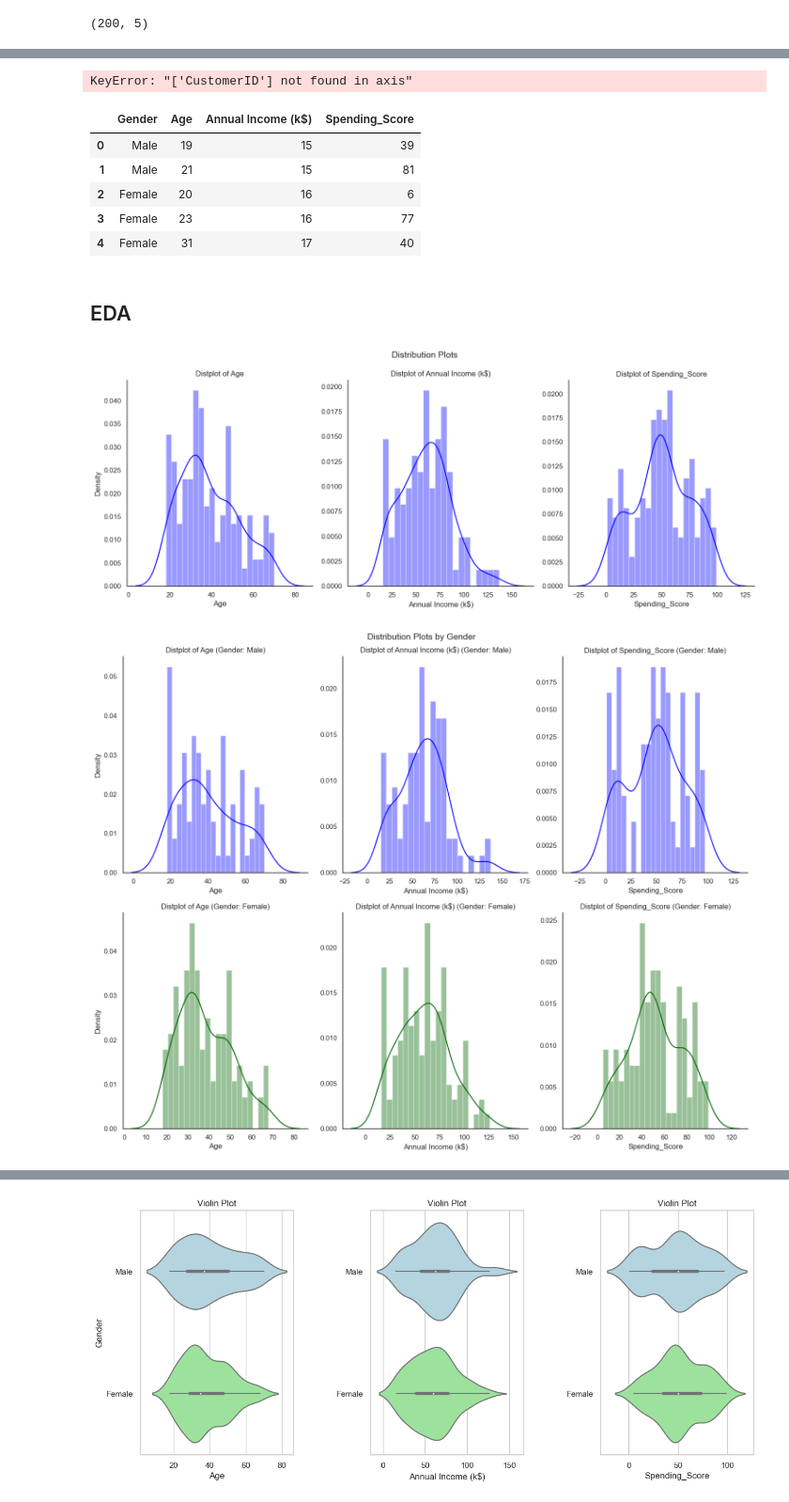
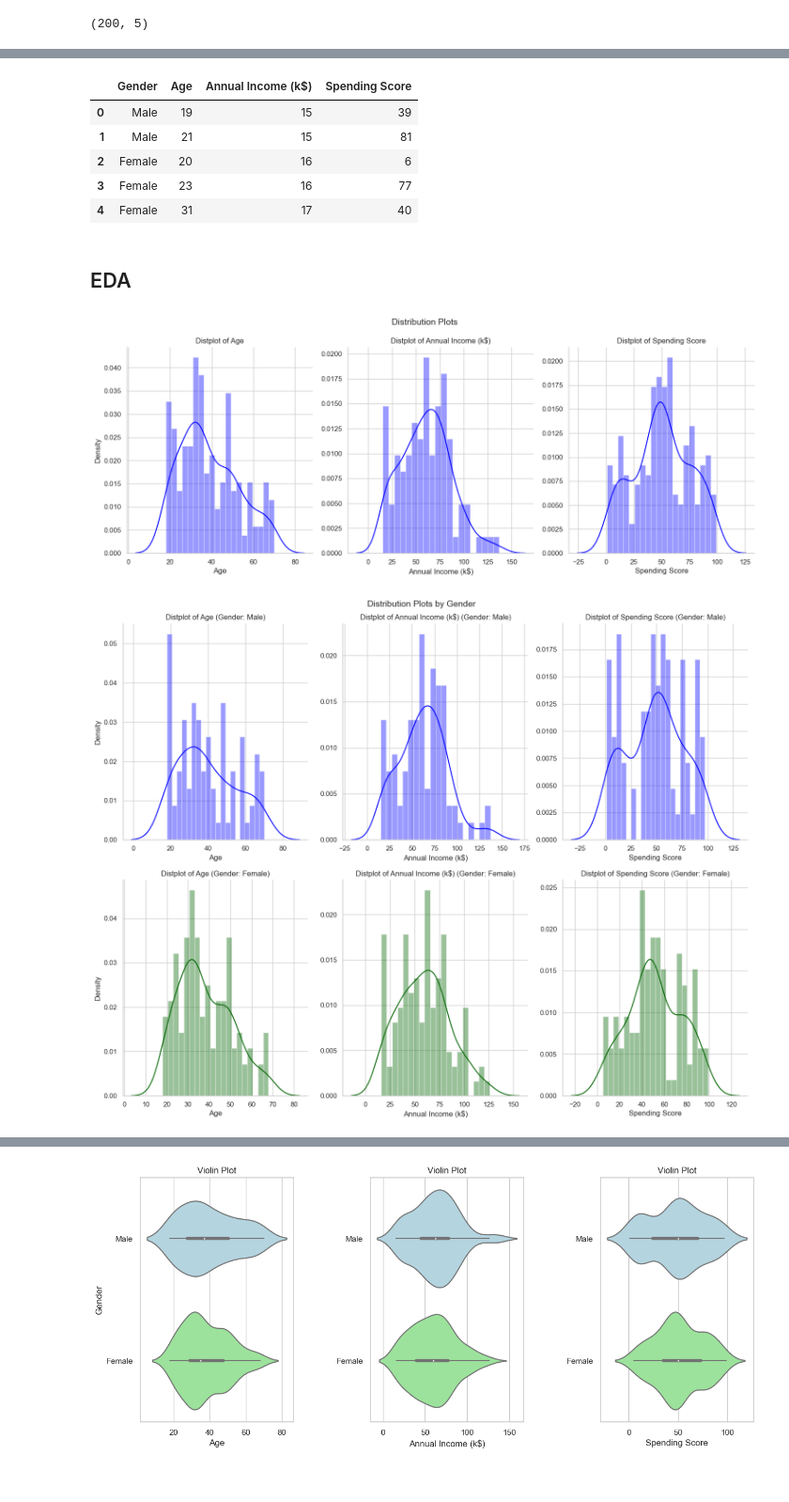
Before and after one commit to analyticsbyted/customerSegmentation, a Jupyter notebook: segmentation.ipynb, the cells around one changed output, grey strips where cells are left out. Shown at 94% size. Drawn from its saved outputs; the diff is of its cells as text; code cells hidden in the pictures.

```diff
--- a/segmentation.ipynb
+++ b/segmentation.ipynb
@@ -40,7 +40,7 @@ df.head()
 | 3 | 4 | Female | 23 | 16 | 77 |
 | 4 | 5 | Female | 31 | 17 | 40 |
 # %%
-df.rename(columns={'Genre':'Gender','Spending Score (1-100)':'Spending_Score'},inplace=True)
+df.rename(columns={'Genre':'Gender','Spending Score (1-100)':'Spending Score'},inplace=True)
 # %%
 df.shape
 # %% [output]
@@ -101,11 +89,9 @@ df.describe()
 # %%
 df.drop(['CustomerID'], axis=1, inplace=True)
-# %% [output]
-KeyError: "['CustomerID'] not found in axis"
 # %%
 df.head()
 # %% [output]
-|  | Gender | Age | Annual Income (k$) | Spending_Score |
+|  | Gender | Age | Annual Income (k$) | Spending Score |
 | 0 | Male | 19 | 15 | 39 |
 | 1 | Male | 21 | 15 | 81 |
 | 2 | Female | 20 | 16 | 6 |
@@ -114,29 +100,29 @@ df.head()
 # %% [markdown]
 ## EDA
 # %%
-columns = ['Age', 'Annual Income (k$)', 'Spending_Score']
+columns = ['Age', 'Annual Income (k$)', 'Spending Score']
 fig, axes = plt.subplots(1, 3, figsize=(15, 6))
 
 for n, column in enumerate(columns):
     sns.distplot(df[column], bins = 20, ax=axes[n], kde=True, color='blue')
     sns.despine()
     #sns.set_style('white')
     axes[n].set_title('Distplot of {}'.format(column))
 
     # Remove y-axis labels for all subplots except the first one
     if n != 0:
         axes[n].set_ylabel('')
 
 # Set y-axis label for the first subplot
 axes[0].set_ylabel("Density")
 
 plt.suptitle("Distribution Plots", fontsize=14)
 plt.tight_layout()
 plt.show()
 # %% [output]
-[figure, old version]
+[figure, new version]
 # %%
-columns = ['Age', 'Annual Income (k$)', 'Spending_Score']
+columns = ['Age', 'Annual Income (k$)', 'Spending Score']
 genders = df['Gender'].unique()
 colors = ['blue', 'darkgreen']
 
@@ -163,7 +149,7 @@ plt.suptitle("Distribution Plots by Gender", fontsize=14)
 plt.tight_layout()
 plt.show()
 # %% [output]
-[figure, old version]
+[figure, new version]
 # %%
 plt.figure(figsize=(12, 4))
 sns.countplot(df, y='Gender',  palette={'Male': 'blue', 'Female': 'green'})
```
Also changed, not shown: parts of 34 cells of this notebook, 2 other files.
